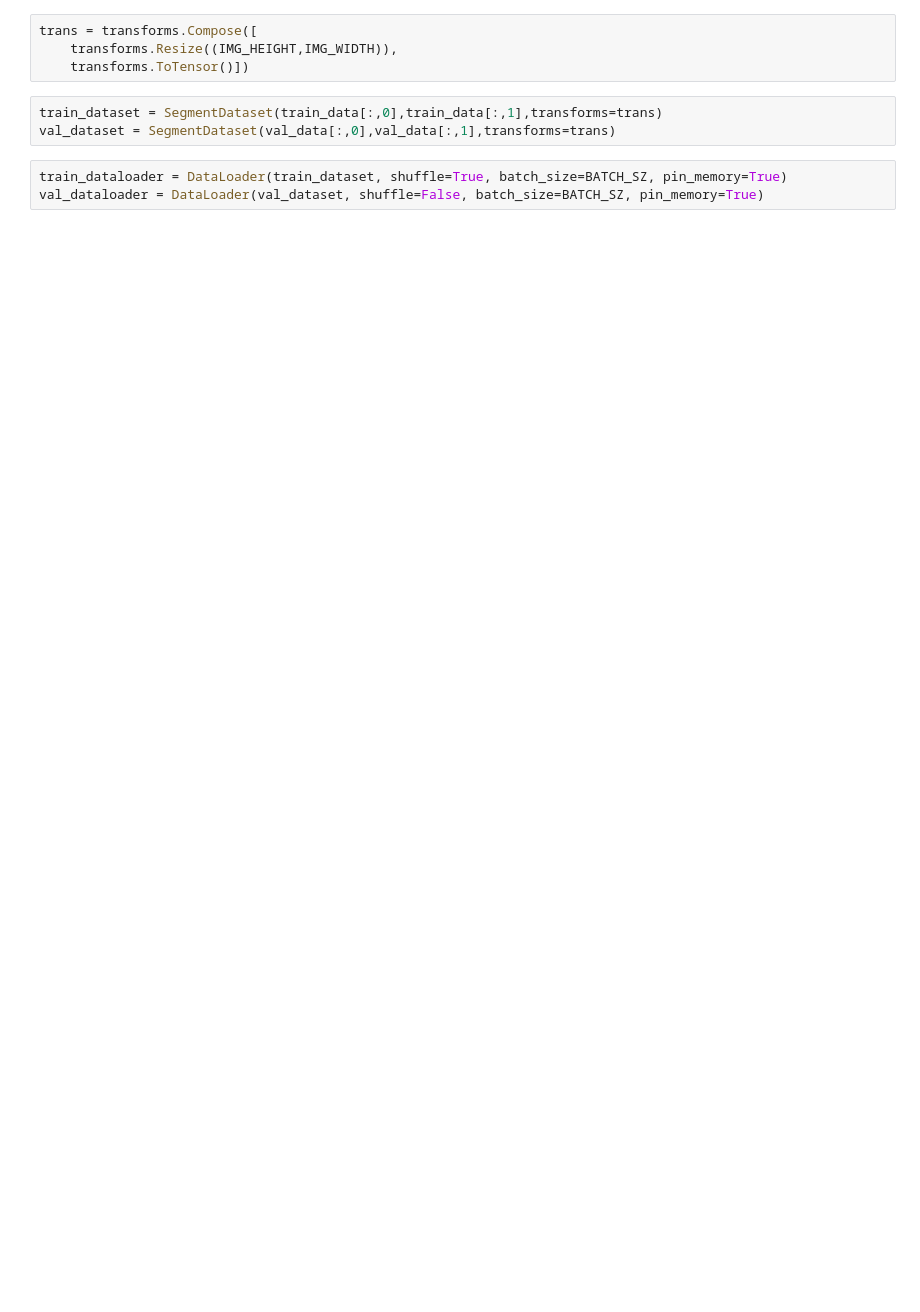
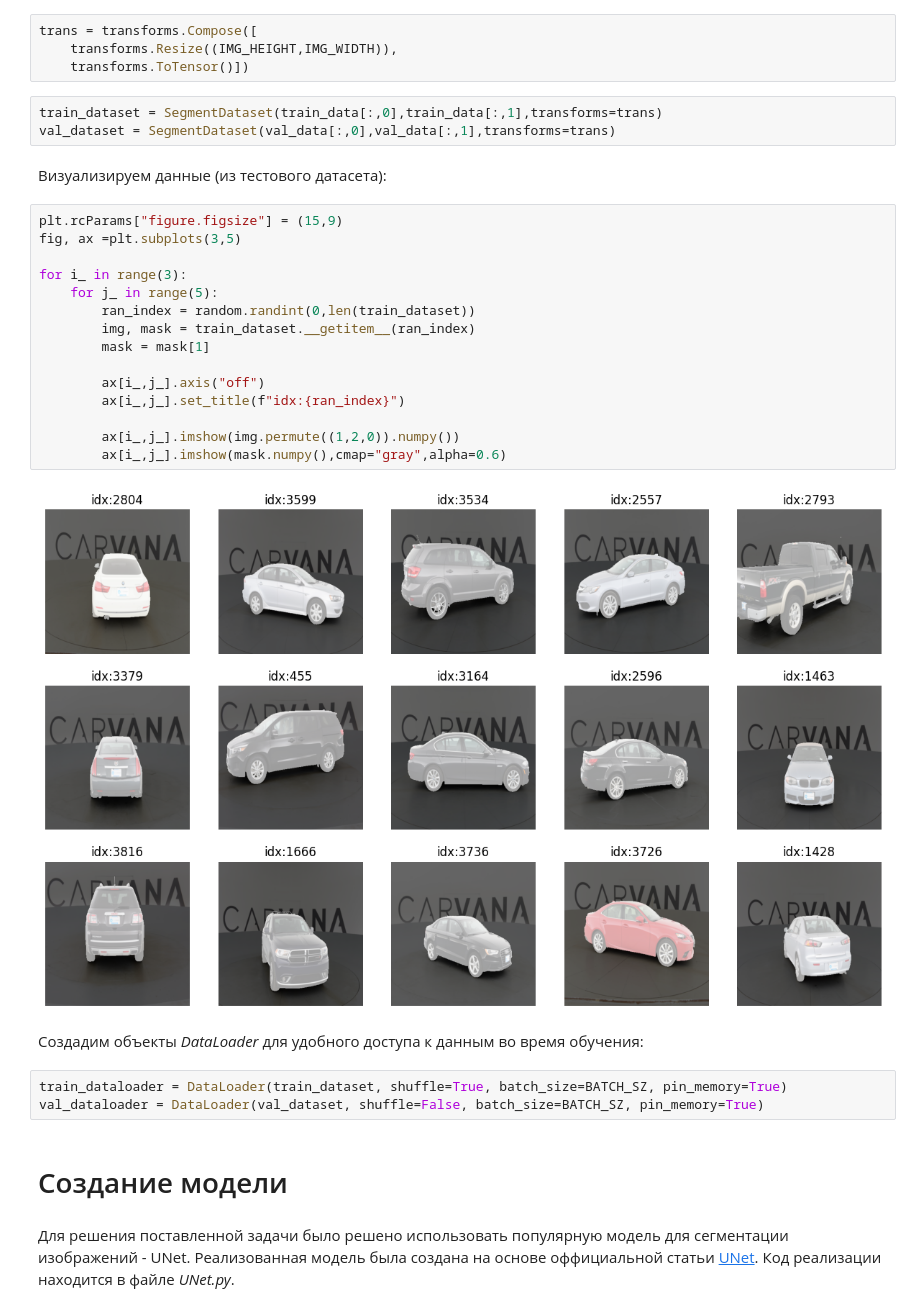
Before and after one commit to diuzhevVlad/UNet, a Jupyter notebook: demo.ipynb, the cells around one changed output. Drawn from its saved outputs; the diff is of its cells as text; blank space fills up the shorter version.

```diff
--- a/demo.ipynb
+++ b/demo.ipynb
@@ -36,6 +67,31 @@ trans = transforms.Compose([
 # %%
 train_dataset = SegmentDataset(train_data[:,0],train_data[:,1],transforms=trans)
 val_dataset = SegmentDataset(val_data[:,0],val_data[:,1],transforms=trans)
+# %% [markdown]
+Визуализируем данные (из тестового датасета):
+# %%
+plt.rcParams["figure.figsize"] = (15,9)
+fig, ax =plt.subplots(3,5)
+
+for i_ in range(3):
+	for j_ in range(5):
+		ran_index = random.randint(0,len(train_dataset))
+		img, mask = train_dataset.__getitem__(ran_index)
+		mask = mask[1]
+
+		ax[i_,j_].axis("off")
+		ax[i_,j_].set_title(f"idx:{ran_index}")
+
+		ax[i_,j_].imshow(img.permute((1,2,0)).numpy())
+		ax[i_,j_].imshow(mask.numpy(),cmap="gray",alpha=0.6)
+# %% [output]
+[figure, added]
+# %% [markdown]
+Создадим объекты *DataLoader* для удобного доступа к данным во время обучения:
 # %%
 train_dataloader = DataLoader(train_dataset, shuffle=True, batch_size=BATCH_SZ, pin_memory=True)
 val_dataloader = DataLoader(val_dataset, shuffle=False, batch_size=BATCH_SZ, pin_memory=True)
+# %% [markdown]
+# Создание модели
+# %% [markdown]
+Для решения поставленной задачи было решено использовать популярную модель для сегментации изображений - UNet. Реализованная модель была создана на основе оффициальной статьи [UNet](https://arxiv.org/abs/1505.04597). Код реализации находится в файле *UNet.py*.
```
Also changed, not shown: parts of 34 cells of this notebook, 1 other file.
